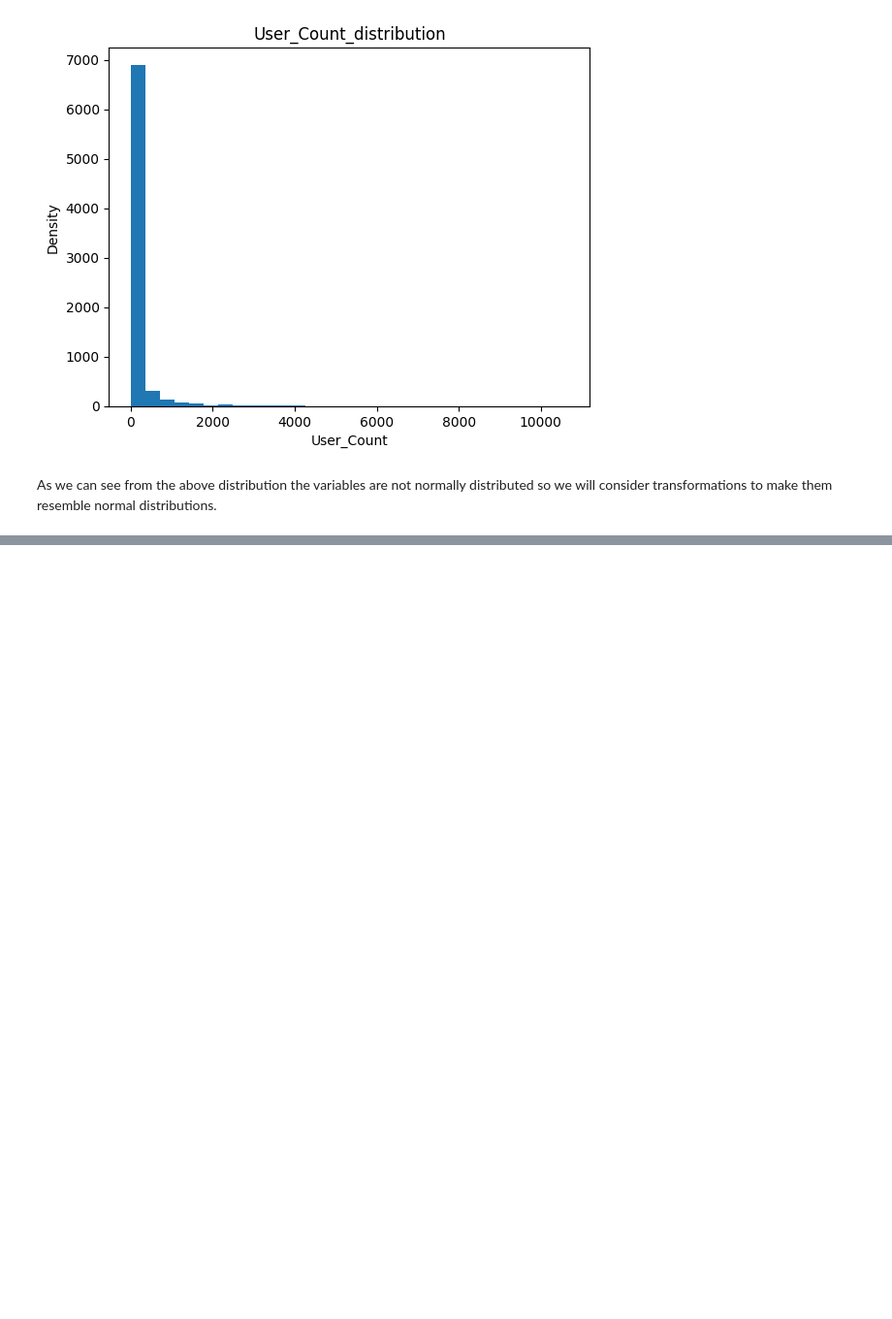
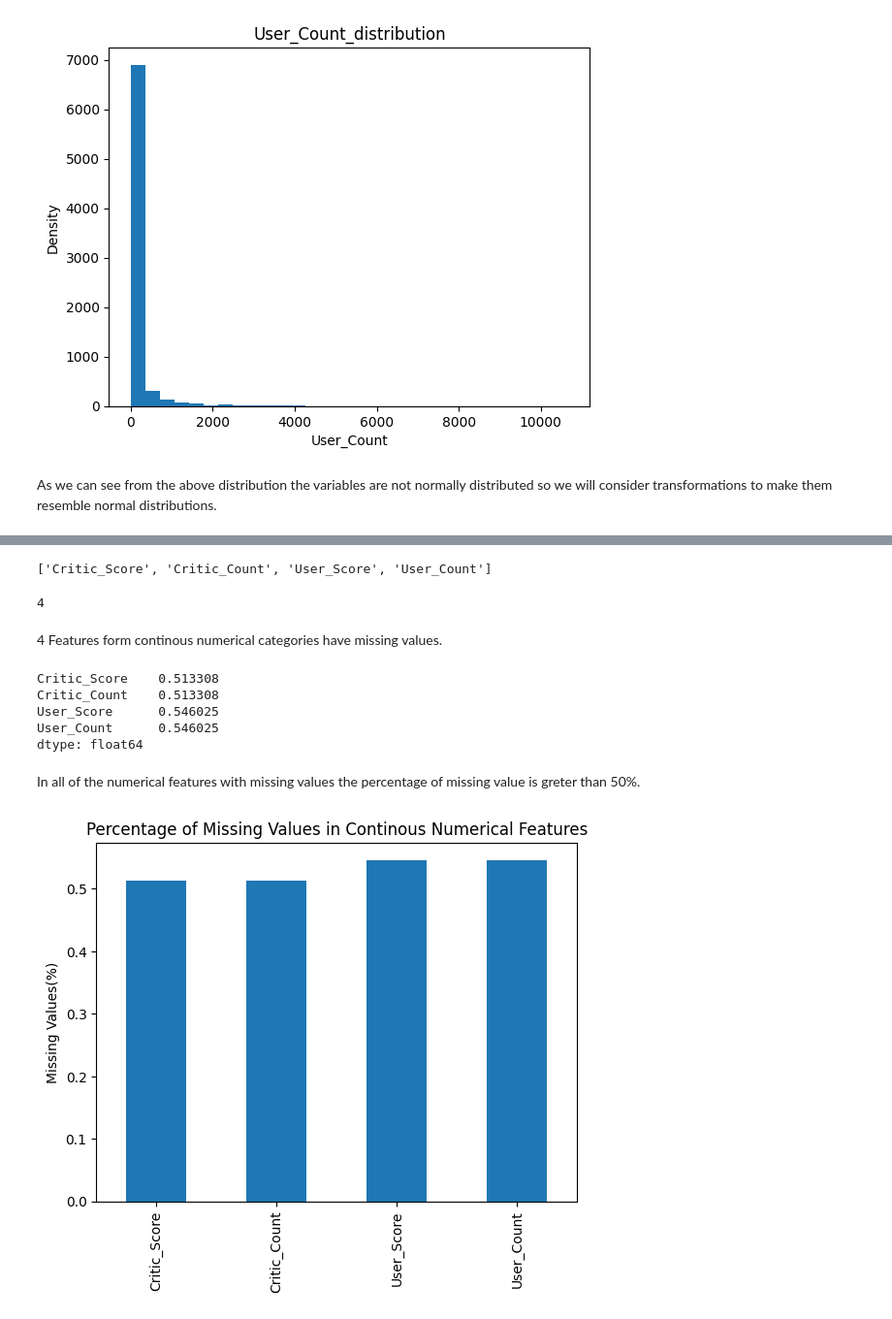
Before and after one commit to yordanossimegnew/Video_Game_Sales_Prediction, a Jupyter notebook: notebooks.ipynb/1. Data_Analysis.ipynb, the cells around one changed output, grey strips where cells are left out. Shown at 97% size. Drawn from its saved outputs; the diff is of its cells as text; code cells hidden in the pictures; blank space fills up the shorter version.

Commit message:
Data_Analysis

```diff
--- a/notebooks.ipynb/1. Data_Analysis.ipynb
+++ b/notebooks.ipynb/1. Data_Analysis.ipynb
@@ -263,7 +265,7 @@ def analyse_rare(data, var):
     #copy the dataframe
     data = data.copy()
     # let's create a temporary series
-    temp = data.groupby(var)[var].count()/len(df)
+    temp = data.groupby(var)[var].count()/len(data)
     temp = temp[temp < 0.01]
     return temp
 
@@ -441,9 +443,9 @@ def analyse_temp_miss(data, var):
     # first let's copy the data
     data = data.copy()
 
-    df[var] = np.where(df[var].isnull(), 0, 1)
+    data[var] = np.where(data[var].isnull(), 0, 1)
 
-    df.groupby(var)["Global_Sales"].median().plot.bar()
+    data.groupby(var)["Global_Sales"].median().plot.bar()
     plt.ylabel("Median Global_Sales")
     plt.title(f"Median Global Sales by Presence of Missing Values in {var}")
     plt.savefig("C:\\Users\\yozil\\Desktop\\My projects\\11. Video_Game_Sales_Prediction\\reports\\Figures\\Temp_Median_Global_Sales_by_Precence of Missing Values.jpg")
@@ -507,7 +511,7 @@ df[cont_vars].describe()
 def analyse_cont(data, vara):
     # first copy the dataframe
     data = data.copy()
-    plt.hist(df[var],bins = 30)
+    plt.hist(data[var],bins = 30)
     plt.title(f"{var}_distribution")
     plt.xlabel(var)
     plt.ylabel("Density")
@@ -530,0 +534,33 @@ import scipy.stats as stats
+# %%
+# first let's mask all continous variables with missing values
+cont_vars_miss = [var for var in cont_vars if df[var].isnull().sum() >0 ]
+cont_vars_miss
+# %% [output]
+['Critic_Score', 'Critic_Count', 'User_Score', 'User_Count']
+# %%
+# number of continuous numerical fetures with missing values
+len(cont_vars_miss)
+# %% [output]
+4
+# %% [markdown]
+4 Features form continous numerical categories have missing values.
+# %%
+# let's see the percentage of missing values in each numerical continous features.
+df[cont_vars_miss].isnull().mean()
+# %% [output]
+Critic_Score    0.513308
+Critic_Count    0.513308
+User_Score      0.546025
+User_Count      0.546025
+dtype: float64
+# %% [markdown]
+In all of the numerical features with missing values the percentage of missing value is greter than 50%.
+# %%
+# let's plot a bar chart which shows the percentage of missing records in continous numerical columns
+df[cont_vars_miss].isnull().mean().plot.bar()
+plt.title("Percentage of Missing Values in Continous Numerical Features")
+plt.ylabel("Missing Values(%)")
+plt.savefig("C:\\Users\\yozil\\Desktop\\My projects\\11. Video_Game_Sales_Prediction\\reports\\Figures\\Percentage of Missing Values in Continous Numerical Features.jpg")
+plt.show()
+# %% [output]
+[figure, added]
```
Also changed, not shown: parts of 16 cells of this notebook.
